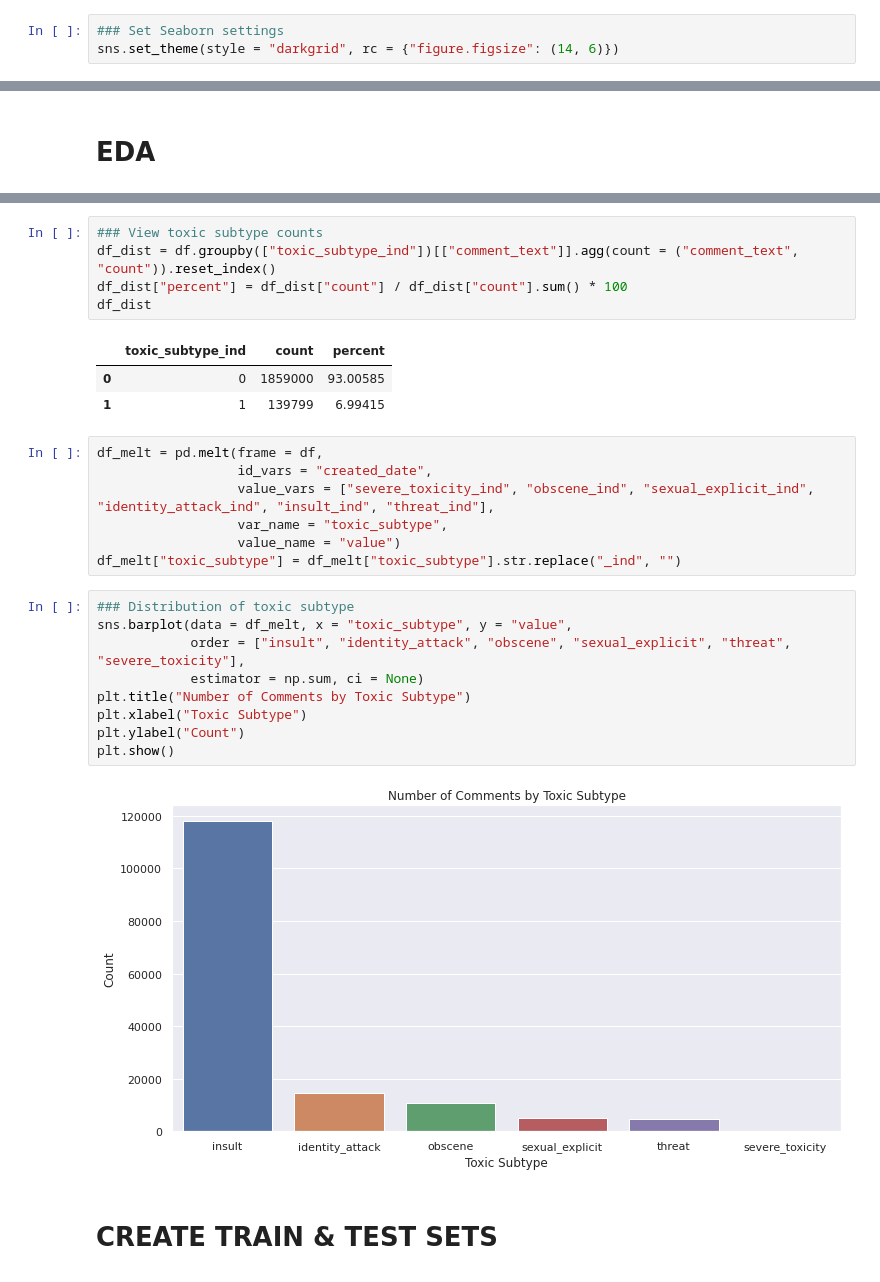
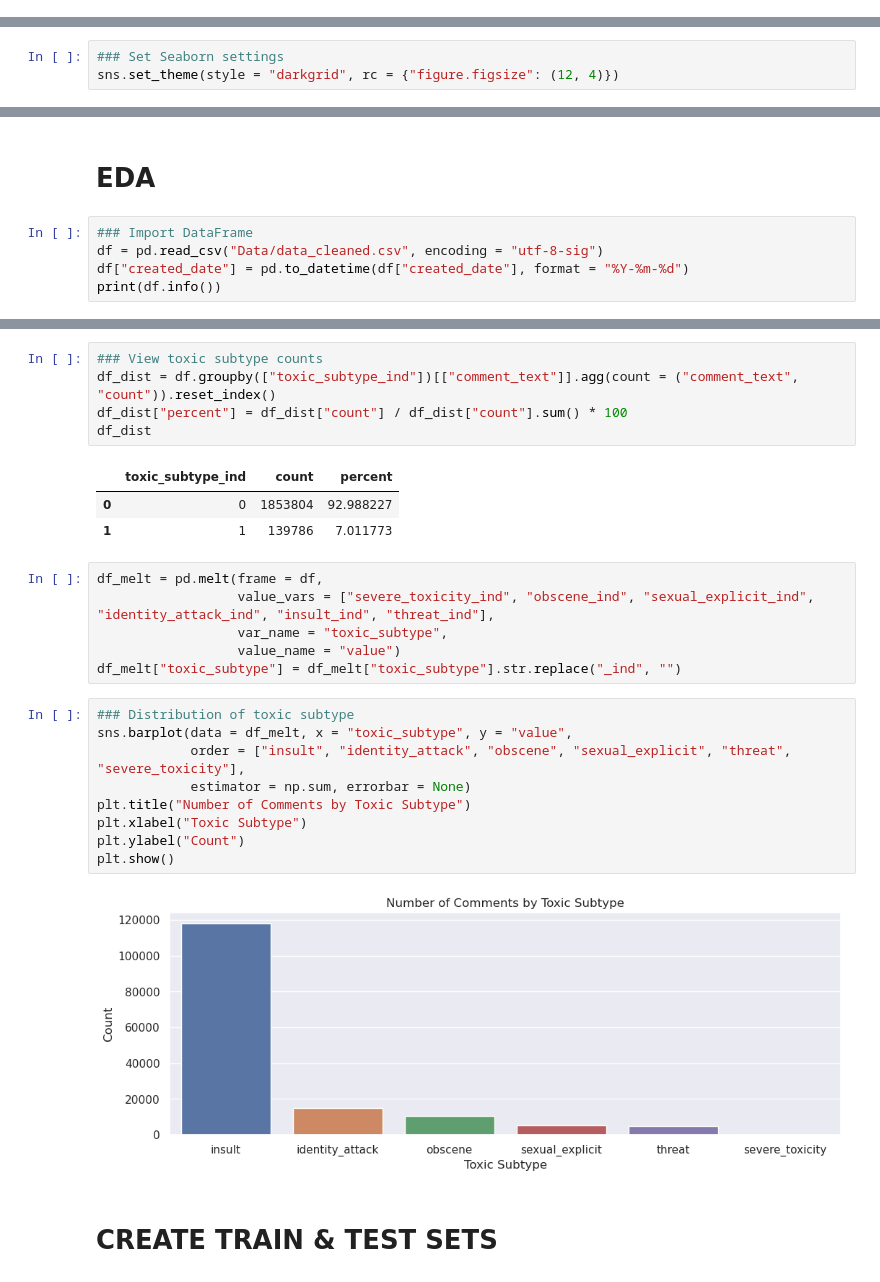
Before and after one commit to judydu/ToxicityTextClassification, a Jupyter notebook: toxicity_text_classification.ipynb, the cells around one changed output, grey strips where cells are left out. Drawn from its saved outputs; the diff is of its cells as text.

```diff
--- a/toxicity_text_classification.ipynb
+++ b/toxicity_text_classification.ipynb
@@ -44,6 +24,3 @@ from tensorflow.keras.callbacks import EarlyStopping, ModelCheckpoint
-# %%
-### Set Seaborn settings
-sns.set_theme(style = "darkgrid", rc = {"figure.figsize": (14, 6)})
 # %%
 ### Load spaCy pipeline
 nlp = spacy.load("en_core_web_sm", disable = ["tok2vec", "parser", "ner"])
@@ -57,0 +30,3 @@ tf.test.gpu_device_name()
+# %%
+### Set Seaborn settings
+sns.set_theme(style = "darkgrid", rc = {"figure.figsize": (12, 4)})
@@ -204,2 +176,7 @@ clean_text(df, "comment_text")
 # %% [markdown]
 # EDA
+# %%
+### Import DataFrame
+df = pd.read_csv("Data/data_cleaned.csv", encoding = "utf-8-sig")
+df["created_date"] = pd.to_datetime(df["created_date"], format = "%Y-%m-%d")
+print(df.info())
@@ -245,11 +242,10 @@ df_dist["percent"] = df_dist["count"] / df_dist["count"].sum() * 100
 df_dist
 # %% [output]
 |  | toxic_subtype_ind | count | percent |
-| 0 | 0 | 1859000 | 93.00585 |
-| 1 | 1 | 139799 | 6.99415 |
+| 0 | 0 | 1853804 | 92.988227 |
+| 1 | 1 | 139786 | 7.011773 |
 # %%
 df_melt = pd.melt(frame = df,
-                  id_vars = "created_date",
                   value_vars = ["severe_toxicity_ind", "obscene_ind", "sexual_explicit_ind", "identity_attack_ind", "insult_ind", "threat_ind"],
                   var_name = "toxic_subtype",
                   value_name = "value")
@@ -257,14 +253,14 @@ df_melt["toxic_subtype"] = df_melt["toxic_subtype"].str.replace("_ind", "")
 # %%
 ### Distribution of toxic subtype
 sns.barplot(data = df_melt, x = "toxic_subtype", y = "value",
             order = ["insult", "identity_attack", "obscene", "sexual_explicit", "threat", "severe_toxicity"],
-            estimator = np.sum, ci = None)
+            estimator = np.sum, errorbar = None)
 plt.title("Number of Comments by Toxic Subtype")
 plt.xlabel("Toxic Subtype")
 plt.ylabel("Count")
 plt.show()
 # %% [output]
-[figure, old version]
+[figure, new version]
 # %% [markdown]
 # CREATE TRAIN & TEST SETS
 # %% [markdown]
```
Also changed, not shown: parts of 25 cells of this notebook.
